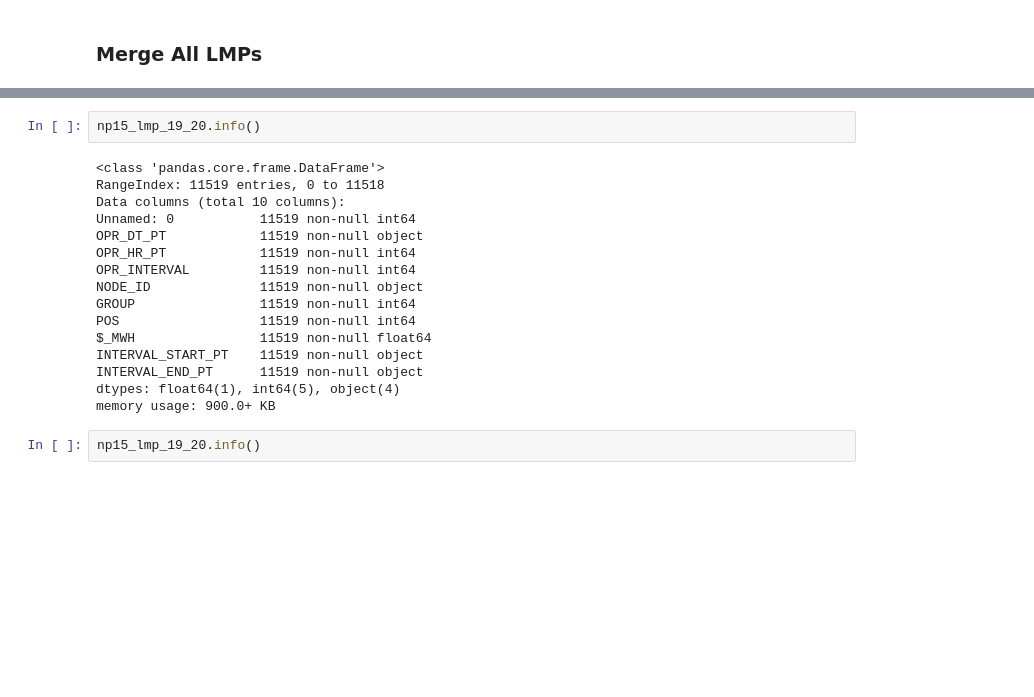
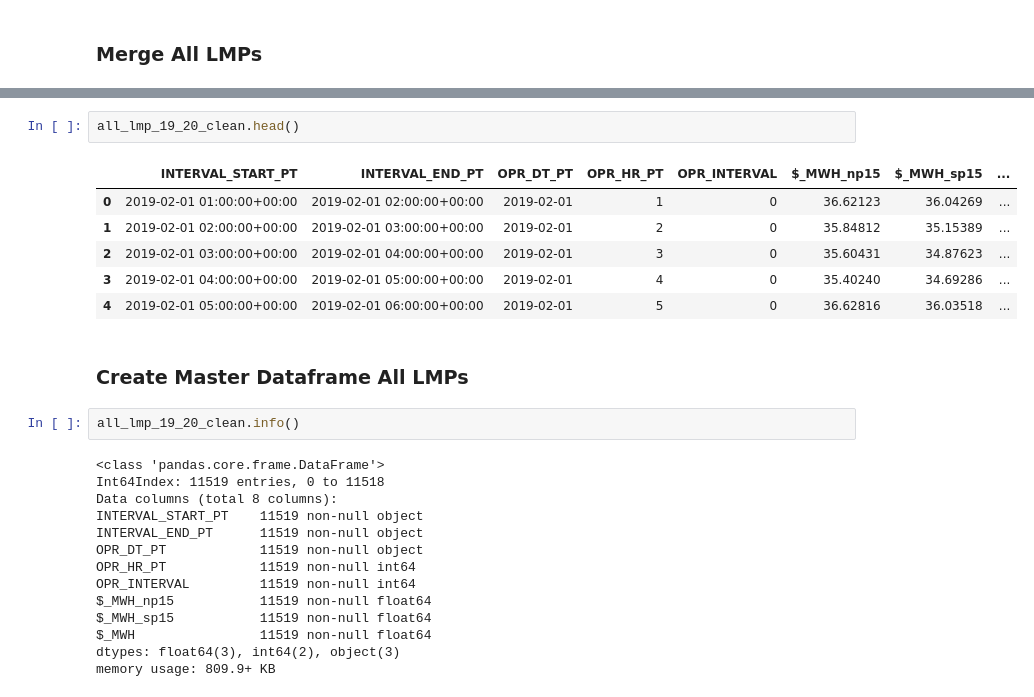
Before and after one commit to Morgan-Sell/caiso-price-forecast, a Jupyter notebook: caiso-eda.ipynb, the cells around one changed output, grey strips where cells are left out. Saved outputs shown, nothing was run; the diff lists cells and outputs as text; blank space fills up the shorter version.

```diff
--- a/caiso-eda.ipynb
+++ b/caiso-eda.ipynb
@@ -615,20 +656,27 @@ memory usage: 264.2 KB
+# %%
+all_lmp_19_20_clean.head()
+# %% [output]
+|  | INTERVAL_START_PT | INTERVAL_END_PT | OPR_DT_PT | OPR_HR_PT | OPR_INTERVAL | $_MWH_np15 | $_MWH_sp15 | ... |
+| 0 | 2019-02-01 01:00:00+00:00 | 2019-02-01 02:00:00+00:00 | 2019-02-01 | 1 | 0 | 36.62123 | 36.04269 | ... |
+| 1 | 2019-02-01 02:00:00+00:00 | 2019-02-01 03:00:00+00:00 | 2019-02-01 | 2 | 0 | 35.84812 | 35.15389 | ... |
+| 2 | 2019-02-01 03:00:00+00:00 | 2019-02-01 04:00:00+00:00 | 2019-02-01 | 3 | 0 | 35.60431 | 34.87623 | ... |
+| 3 | 2019-02-01 04:00:00+00:00 | 2019-02-01 05:00:00+00:00 | 2019-02-01 | 4 | 0 | 35.40240 | 34.69286 | ... |
+| 4 | 2019-02-01 05:00:00+00:00 | 2019-02-01 06:00:00+00:00 | 2019-02-01 | 5 | 0 | 36.62816 | 36.03518 | ... |
+# %% [markdown]
+### Create Master Dataframe All LMPs
 # %%
-np15_lmp_19_20.info()
+all_lmp_19_20_clean.info()
 # %% [output]
 <class 'pandas.core.frame.DataFrame'>
-RangeIndex: 11519 entries, 0 to 11518
-Data columns (total 10 columns):
-Unnamed: 0           11519 non-null int64
+Int64Index: 11519 entries, 0 to 11518
+Data columns (total 8 columns):
+INTERVAL_START_PT    11519 non-null object
+INTERVAL_END_PT      11519 non-null object
 OPR_DT_PT            11519 non-null object
 OPR_HR_PT            11519 non-null int64
 OPR_INTERVAL         11519 non-null int64
-NODE_ID              11519 non-null object
-GROUP                11519 non-null int64
-POS                  11519 non-null int64
+$_MWH_np15           11519 non-null float64
+$_MWH_sp15           11519 non-null float64
 $_MWH                11519 non-null float64
-INTERVAL_START_PT    11519 non-null object
-INTERVAL_END_PT      11519 non-null object
-dtypes: float64(1), int64(5), object(4)
-memory usage: 900.0+ KB
+dtypes: float64(3), int64(2), object(3)
+memory usage: 809.9+ KB
-# %%
-np15_lmp_19_20.info()
```
Also changed, not shown: parts of 8 cells of this notebook.
